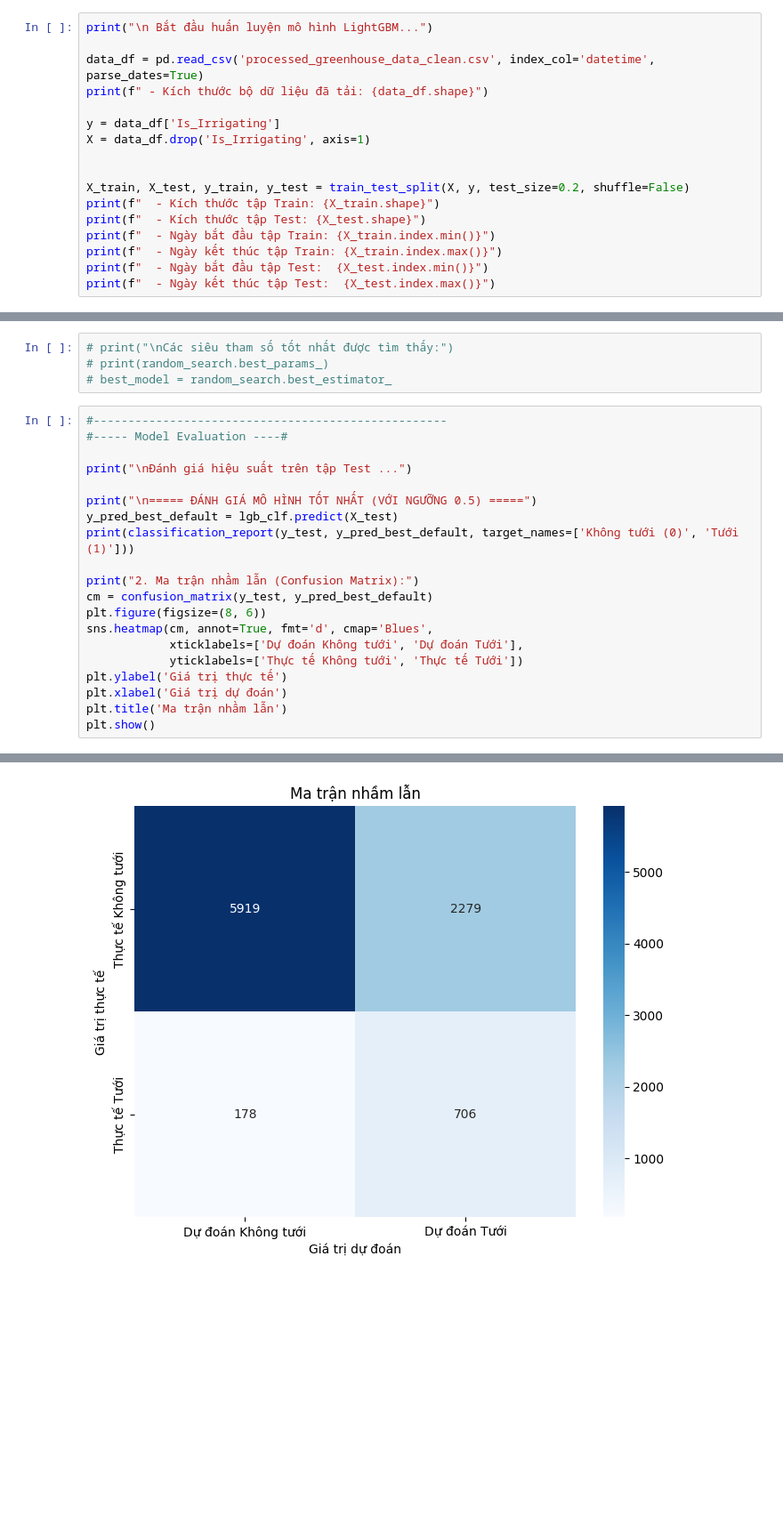
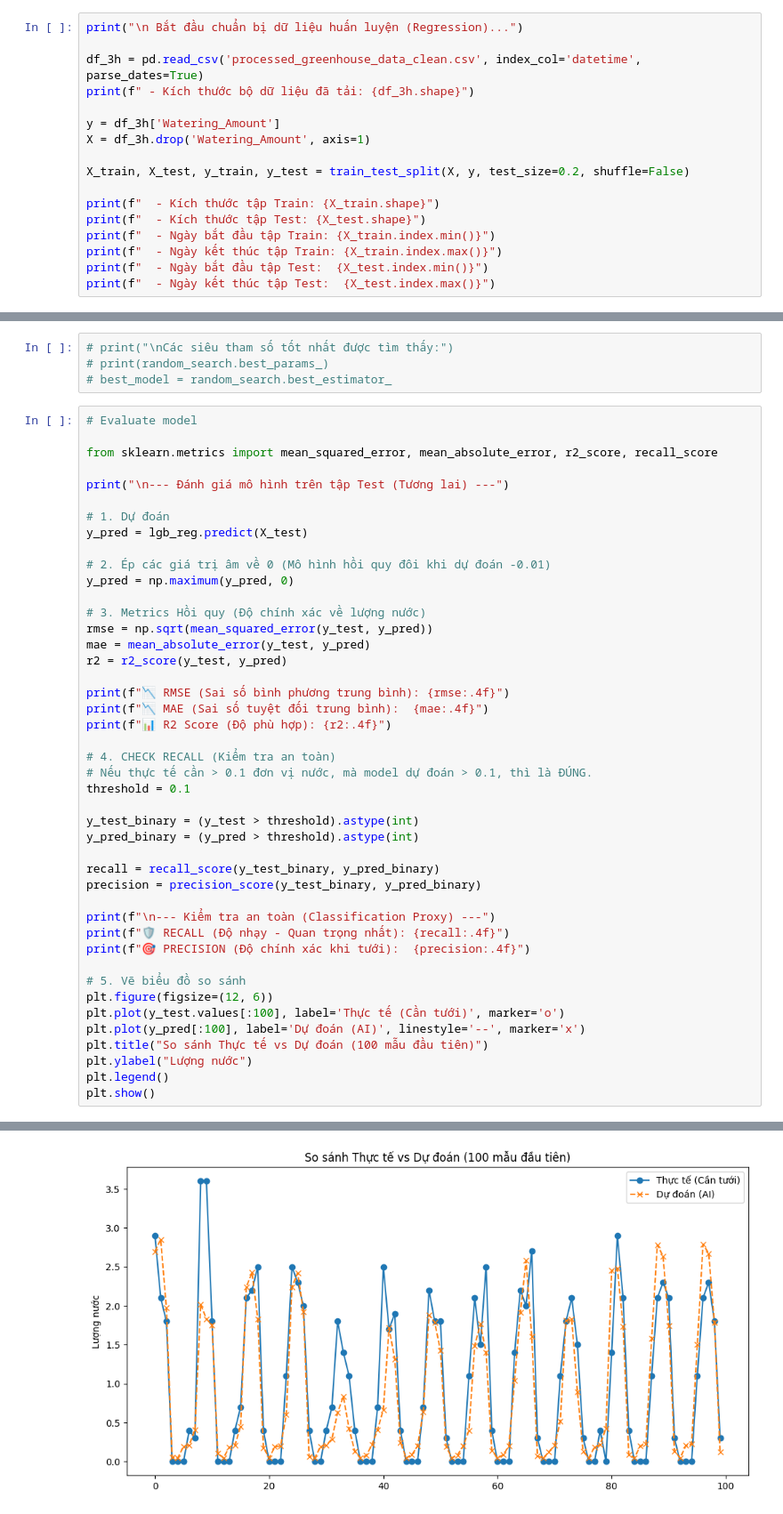
Before and after one commit to NguyenHa554/Automatic-Greenhouse-irrigation-system, a Jupyter notebook: Analysis.ipynb, the cells around one changed output, grey strips where cells are left out. Shown at 89% size. Cells and saved outputs as stored; diff of their text form; blank space fills up the shorter version.

Commit message:
regression

```diff
--- a/Analysis.ipynb
+++ b/Analysis.ipynb
@@ -205,16 +215,16 @@ datetime                                                         ...
 
 Đã lưu vào file 'processed_greenhouse_data_clean.csv'
 # %%
-print("\n Bắt đầu huấn luyện mô hình LightGBM...")
+print("\n Bắt đầu chuẩn bị dữ liệu huấn luyện (Regression)...")
 
-data_df = pd.read_csv('processed_greenhouse_data_clean.csv', index_col='datetime', parse_dates=True)
-print(f" - Kích thước bộ dữ liệu đã tải: {data_df.shape}")
+df_3h = pd.read_csv('processed_greenhouse_data_clean.csv', index_col='datetime', parse_dates=True)
+print(f" - Kích thước bộ dữ liệu đã tải: {df_3h.shape}")
 
-y = data_df['Is_Irrigating']
-X = data_df.drop('Is_Irrigating', axis=1)
-
+y = df_3h['Watering_Amount']
+X = df_3h.drop('Watering_Amount', axis=1)
 
 X_train, X_test, y_train, y_test = train_test_split(X, y, test_size=0.2, shuffle=False)
+
 print(f"  - Kích thước tập Train: {X_train.shape}")
 print(f"  - Kích thước tập Test: {X_test.shape}")
 print(f"  - Ngày bắt đầu tập Train: {X_train.index.min()}")
@@ -318,23 +274,47 @@ Tinh chỉnh hoàn tất trong 1.67 giây.
 # print(random_search.best_params_)
 # best_model = random_search.best_estimator_
 # %%
-#---------------------------------------------------
-#----- Model Evaluation ----#
+# Evaluate model
 
-print("\nĐánh giá hiệu suất trên tập Test ...")
+from sklearn.metrics import mean_squared_error, mean_absolute_error, r2_score, recall_score
 
-print("\n===== ĐÁNH GIÁ MÔ HÌNH TỐT NHẤT (VỚI NGƯỠNG 0.5) =====")
-y_pred_best_default = lgb_clf.predict(X_test)
-print(classification_report(y_test, y_pred_best_default, target_names=['Không tưới (0)', 'Tưới (1)']))
+print("\n--- Đánh giá mô hình trên tập Test (Tương lai) ---")
 
-print("2. Ma trận nhầm lẫn (Confusion Matrix):")
-cm = confusion_matrix(y_test, y_pred_best_default)
-plt.figure(figsize=(8, 6))
-sns.heatmap(cm, annot=True, fmt='d', cmap='Blues',
-            xticklabels=['Dự đoán Không tưới', 'Dự đoán Tưới'],
-            yticklabels=['Thực tế Không tưới', 'Thực tế Tưới'])
-plt.ylabel('Giá trị thực tế')
-plt.xlabel('Giá trị dự đoán')
-plt.title('Ma trận nhầm lẫn')
+# 1. Dự đoán
+y_pred = lgb_reg.predict(X_test)
+
+# 2. Ép các giá trị âm về 0 (Mô hình hồi quy đôi khi dự đoán -0.01)
+y_pred = np.maximum(y_pred, 0)
+
+# 3. Metrics Hồi quy (Độ chính xác về lượng nước)
+rmse = np.sqrt(mean_squared_error(y_test, y_pred))
+mae = mean_absolute_error(y_test, y_pred)
+r2 = r2_score(y_test, y_pred)
+
+print(f"📉 RMSE (Sai số bình phương trung bình): {rmse:.4f}")
+print(f"📉 MAE (Sai số tuyệt đối trung bình):  {mae:.4f}")
+print(f"📊 R2 Score (Độ phù hợp): {r2:.4f}")
+
+# 4. CHECK RECALL (Kiểm tra an toàn)
+# Nếu thực tế cần > 0.1 đơn vị nước, mà model dự đoán > 0.1, thì là ĐÚNG.
+threshold = 0.1
+
+y_test_binary = (y_test > threshold).astype(int)
+y_pred_binary = (y_pred > threshold).astype(int)
+
+recall = recall_score(y_test_binary, y_pred_binary)
+precision = precision_score(y_test_binary, y_pred_binary)
+
+print(f"\n--- Kiểm tra an toàn (Classification Proxy) ---")
+print(f"🛡️ RECALL (Độ nhạy - Quan trọng nhất): {recall:.4f}")
+print(f"🎯 PRECISION (Độ chính xác khi tưới):  {precision:.4f}")
+
+# 5. Vẽ biểu đồ so sánh
+plt.figure(figsize=(12, 6))
+plt.plot(y_test.values[:100], label='Thực tế (Cần tưới)', marker='o')
+plt.plot(y_pred[:100], label='Dự đoán (AI)', linestyle='--', marker='x')
+plt.title("So sánh Thực tế vs Dự đoán (100 mẫu đầu tiên)")
+plt.ylabel("Lượng nước")
+plt.legend()
 plt.show()
 # %% [output]
@@ -354 +329 @@ Không tưới (0)       0.97      0.72      0.83      8198
-[figure, old version]
+[figure, new version]
```
Also changed, not shown: parts of 12 cells of this notebook, 1 other file.
